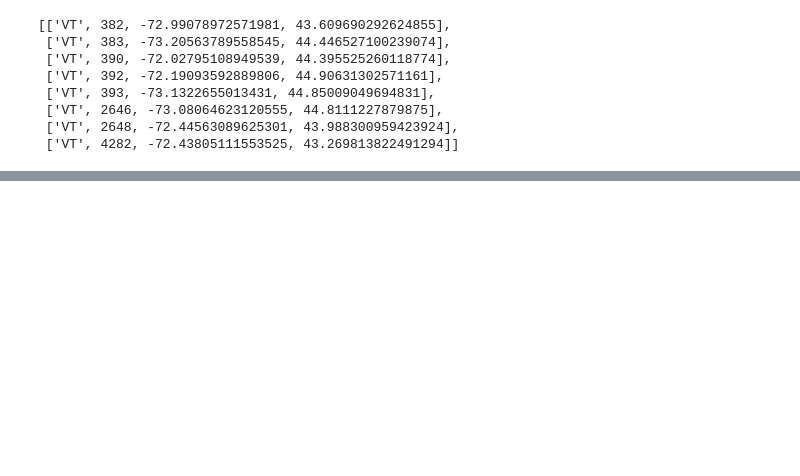
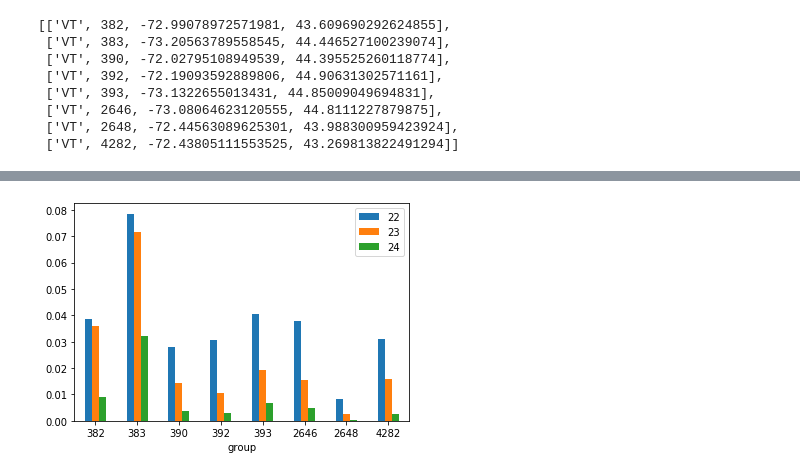
Before and after one commit to jsecol/prisons, a Jupyter notebook: code/python/Get_PrisonCenters_NLCD.ipynb, the cells around one changed output, grey strips where cells are left out. Cells and saved outputs as stored; diff of their text form; code cells hidden in the pictures; blank space fills up the shorter version.

```diff
--- a/code/python/Get_PrisonCenters_NLCD.ipynb
+++ b/code/python/Get_PrisonCenters_NLCD.ipynb
@@ -339,0 +220,6 @@ pd.DataFrame(finalMap3).merge(pd.DataFrame(finalMap2), left_on=None, right_on=No
+# %%
+histdata = []
+for d in data2:
+    d = d.get('histogram')
+    histdata.append(d)
+histdata[1]
@@ -339,0 +242,7 @@ pd.DataFrame(finalMap3).merge(pd.DataFrame(finalMap2), left_on=None, right_on=No
+# %%
+groupdata = []
+for d in data2:
+    del d['histogram']
+    groupdata.append(d)
+
+groupdata[1]
@@ -339,0 +256,4 @@ pd.DataFrame(finalMap3).merge(pd.DataFrame(finalMap2), left_on=None, right_on=No
+# %%
+group_df = pd.DataFrame(groupdata).merge(pd.DataFrame(histdata), left_on=None, right_on=None,
+                                          left_index=True, right_index=True)
+group_df
@@ -339,0 +284,5 @@ pd.DataFrame(finalMap3).merge(pd.DataFrame(finalMap2), left_on=None, right_on=No
+# %%
+df = pd.concat([group_df.iloc[:, 0], group_df.iloc[:, 4:]], axis=1)
+df = df.set_index('group')
+prp = df.div(df.sum(axis=1), axis=0)
+prp.iloc[0:1, :]
@@ -339,0 +293,5 @@ pd.DataFrame(finalMap3).merge(pd.DataFrame(finalMap2), left_on=None, right_on=No
+# %%
+ax = prp.plot.bar(y = ['22', '23', '24'], rot = 0)
+plt.show()
+# %% [output]
+[figure, added]
```
Also changed, not shown: parts of 72 cells of this notebook.
